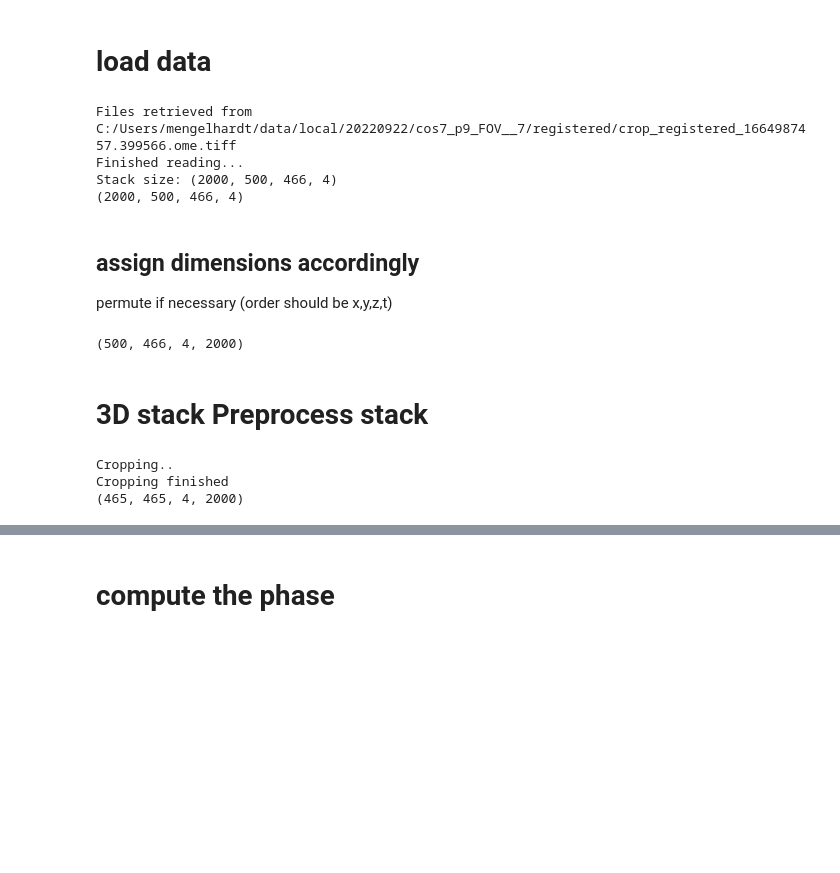
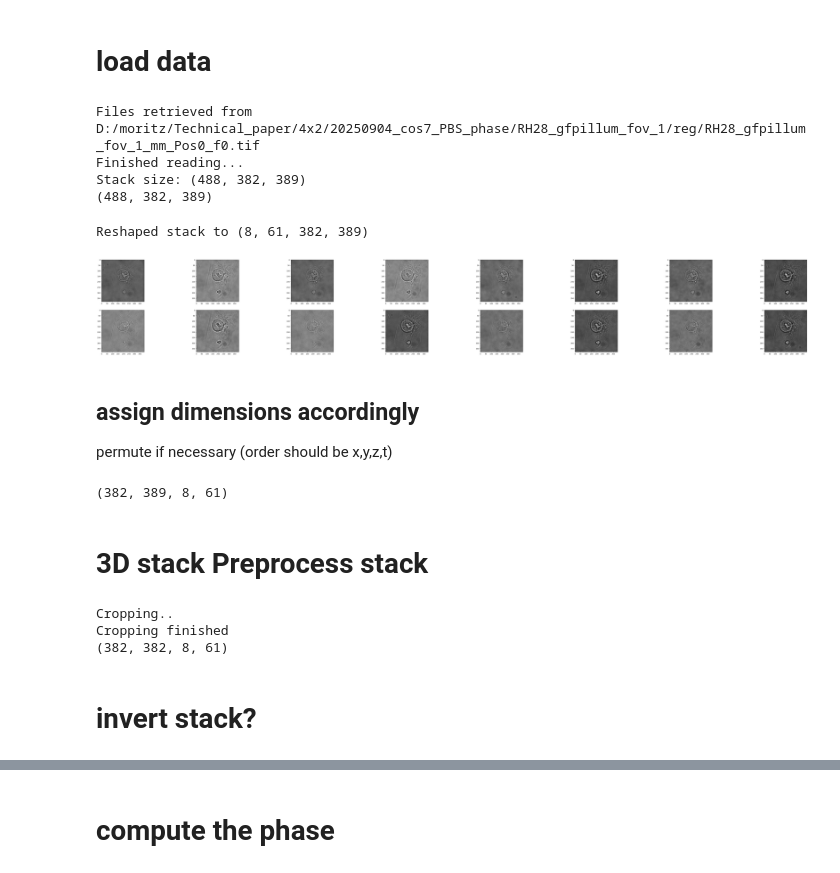
Before and after one commit to GrussmayerLab/TPR4Py, a Jupyter notebook: 4D_data_processing.ipynb, the cells around one changed output, grey strips where cells are left out. Drawn from its saved outputs; the diff is of its cells as text; code cells hidden in the pictures; blank space fills up the shorter version.

```diff
--- a/4D_data_processing.ipynb
+++ b/4D_data_processing.ipynb
@@ -58,7 +60,7 @@ def loadDataOld(path=None):
     image_batch = np.empty(((z_dim, ) + dims), dtype=np.uint16) #dtype=np.uint8
     for idx, file in enumerate(filenames):
         try:
-            img = skio.imread(file, plugin="tifffile")
+            img = tf.imread(file)
             # if img is of different width and height than defined above
             # do some resize and then insert in the array.
             image_batch[idx] = img
@@ -73,40 +75,49 @@ def loadDataOld(path=None):
 # load data
 # %%
 #%% 3D image stack loading
-file = r"C:\Users\mengelhardt\data\local\20220922\cos7_p9_FOV__7\registered/crop_registered_1664987457.399566.ome.tif"
-z = 4
-t = 50
-#stack, fname = loadData(file,"tif", z,t) # loadData also takes filepath as input
+file = r"D:\moritz\Technical_paper\4x2\20250904_cos7_PBS_phase\RH28_gfpillum_fov_1\reg"
 stack, fname = loadDataOld(None)
+
+mcal = tpr.load_calibration(os.path.dirname(fname[0]))
 # flag if you want to explore the data in napari
 PLOT_FLAG = True
 print(stack.shape)
 # %% [output]
-Files retrieved from C:/Users/mengelhardt/data/local/20220922/cos7_p9_FOV__7/registered/crop_registered_1664987457.399566.ome.tiff
+Files retrieved from D:/moritz/Technical_paper/4x2/20250904_cos7_PBS_phase/RH28_gfpillum_fov_1/reg/RH28_gfpillum_fov_1_mm_Pos0_f0.tif
 Finished reading...
-Stack size: (2000, 500, 466, 4)
-(2000, 500, 466, 4)
+Stack size: (488, 382, 389)
+(488, 382, 389)
+# %%
+if len(stack.shape) == 3:
+    # reslice data if planes are saved consecutively in the first dimension
+    n_planes = mcal['nplanes'] if mcal is not None else 4
+    stack = stack.reshape((n_planes, -1, stack.shape[1], stack.shape[2]), order='F')
+    print("Reshaped stack to {}".format(stack.shape))
+    f, ax = plt.subplots(2, n_planes, figsize=(10*n_planes, 10 ))
+    for i in range(n_planes):
+        ax[0, i].imshow(stack[i,0,:,:], cmap='gray')
+        ax[1, i].imshow(stack[i,1,:,:], cmap='gray')
+# %% [output]
+Reshaped stack to (8, 61, 382, 389)
+[figure, added]
 # %% [markdown]
 ## assign dimensions accordingly
 permute if necessary (order should be x,y,z,t)
 # %%
-stack = np.transpose(stack, (1,2,3,0))
+stack = np.transpose(stack, (2,3,0,1))
 Nx,Ny,Nz,Nt = stack.shape
 print(stack.shape)
 # %% [output]
-(500, 466, 4, 2000)
+(382, 389, 8, 61)
 # %% [markdown]
 # 3D stack Preprocess stack
 # %%
-if Nz == 8:                                 # i.e. multiplane data: remove the coregistration mask
-    stack=cropCoregMask(stack)
-    TEMP_NPIX = 100                         #  variable was undefined in mat file, set accordingly
-    stack=cropXY(stack,TEMP_NPIX - 4)       #  extra safety crop
-else:
-    stack=cropXY(stack)
+stack=cropXY(stack)
 Nx,Ny,Nz,Nt = stack.shape
 print(stack.shape)
 # %% [output]
 Cropping..
 Cropping finished
-(465, 465, 4, 2000)
+(382, 382, 8, 61)
+# %% [markdown]
+# invert stack?
```
Also changed, not shown: parts of 9 cells of this notebook, 2 other files.
